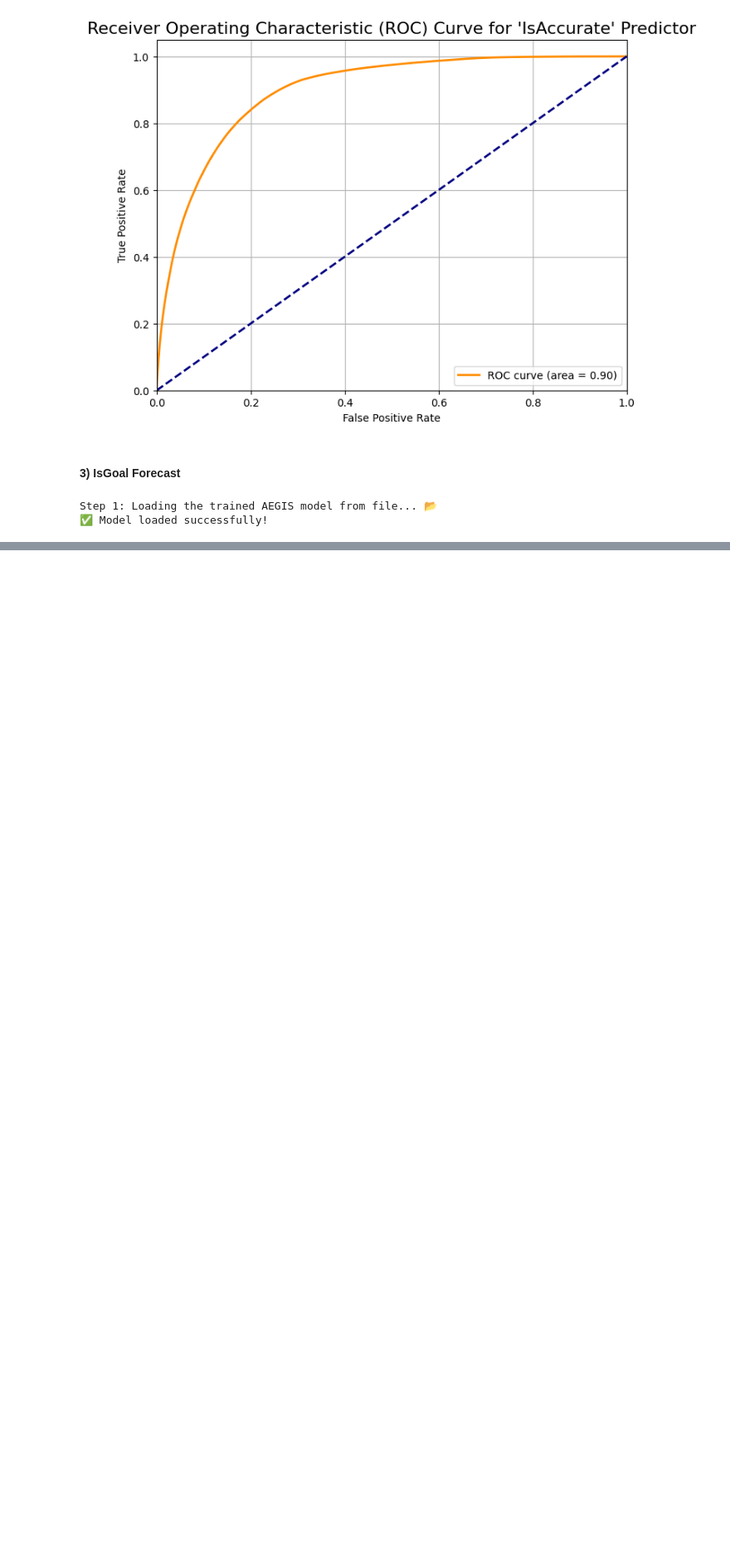
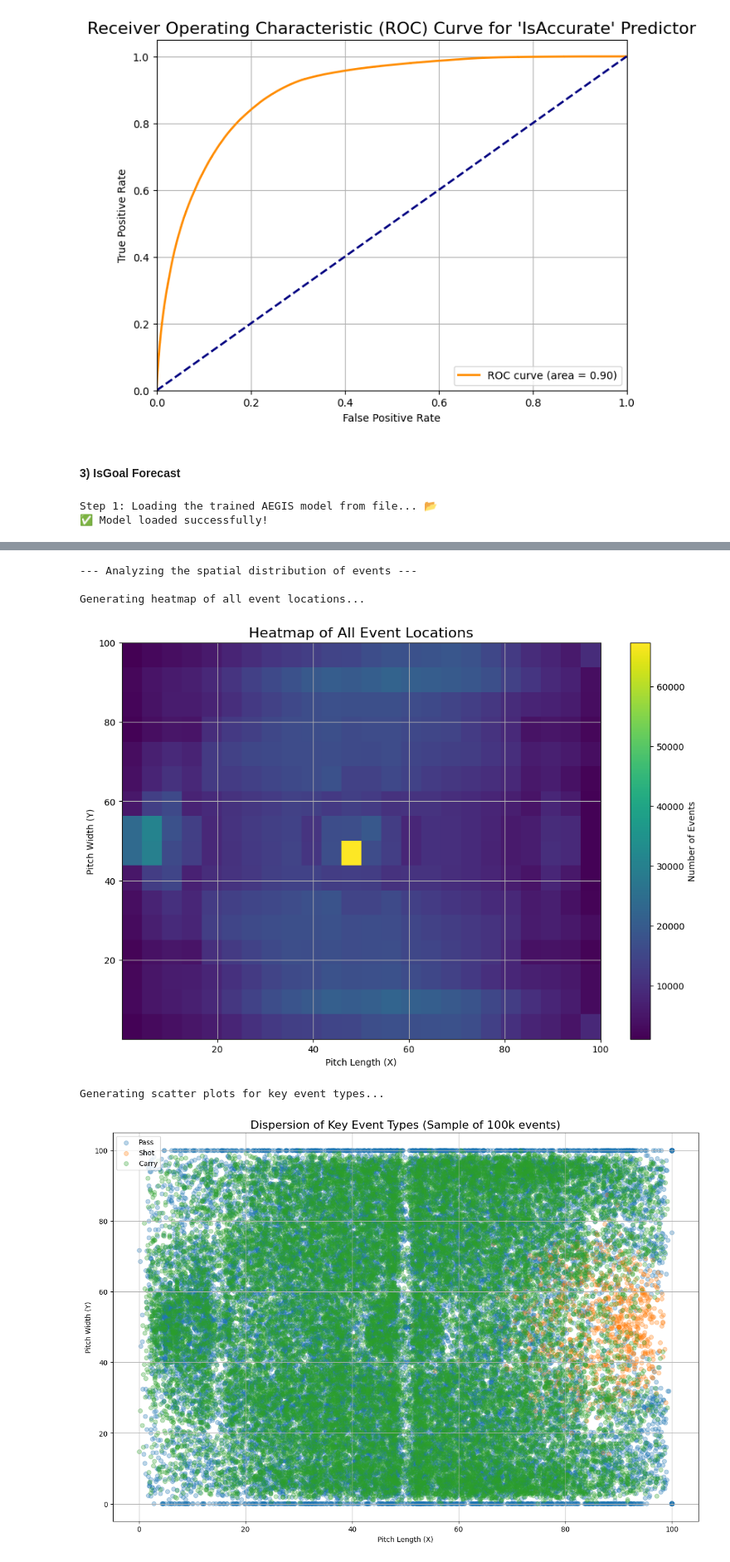
Before and after one commit to SLy-Precision/Player-Detection-and-Team-Performance-Prediction, a Jupyter notebook: 03_AEGIS.ipynb, the cells around one changed output, grey strips where cells are left out. Shown at 83% size. Drawn from its saved outputs; the diff is of its cells as text; code cells hidden in the pictures; blank space fills up the shorter version.

```diff
--- a/03_AEGIS.ipynb
+++ b/03_AEGIS.ipynb
@@ -1145,0 +1150,62 @@ AUC (Area Under Curve) Score: 0.7309
+# %%
+df_AEGIS = pd.read_csv(path + 'AEGIS_data.csv')
+# %%
+import matplotlib.pyplot as plt
+import seaborn as sns
+
+# Let's assume 'df' is your final, cleaned DataFrame from Phase 1A
+
+# ===================================================================
+# 🚀 Pre-Training Analysis: Visualizing Event Dispersion
+# ===================================================================
+
+df = df_AEGIS
+
+print("--- Analyzing the spatial distribution of events ---")
+
+# --- 1. Heatmap of ALL Event Locations ---
+# This shows us where the action happens most frequently on the pitch.
+print("\nGenerating heatmap of all event locations...")
+plt.figure(figsize=(12, 8))
+# A 2D histogram is perfect for this. We use the original X and Y for clarity.
+plt.hist2d(df['X'], df['Y'], bins=(24, 16), cmap='viridis')
+plt.colorbar(label='Number of Events')
+plt.title('Heatmap of All Event Locations', fontsize=16)
+plt.xlabel('Pitch Length (X)')
+plt.ylabel('Pitch Width (Y)')
+plt.grid(True)
+plt.show()
+
+
+# --- 2. Scatter Plots for Key Event Types ---
+# This helps us see if different actions have distinct spatial patterns.
+print("\nGenerating scatter plots for key event types...")
+
+# Define the events we are interested in
+key_events = {
+    30: 'Pass',
+    16: 'Shot',
+    43: 'Carry'
+}
+
+# Use a sample of the data to avoid overplotting and make the chart readable
+sample_df = df.sample(n=100000, random_state=42)
+
+plt.figure(figsize=(15, 10))
+for event_id, event_name in key_events.items():
+    event_df = sample_df[sample_df['EventTypeId'] == event_id]
+    plt.scatter(event_df['X'], event_df['Y'], alpha=0.3, label=event_name)
+
+plt.title('Dispersion of Key Event Types (Sample of 100k events)', fontsize=16)
+plt.xlabel('Pitch Length (X)')
+plt.ylabel('Pitch Width (Y)')
+plt.legend()
+plt.grid(True)
+plt.show()
+# %% [output]
+--- Analyzing the spatial distribution of events ---
+
+Generating heatmap of all event locations...
+[figure, added]
+Generating scatter plots for key event types...
+[figure, added]
```
Also changed, not shown: parts of 4 cells of this notebook.
